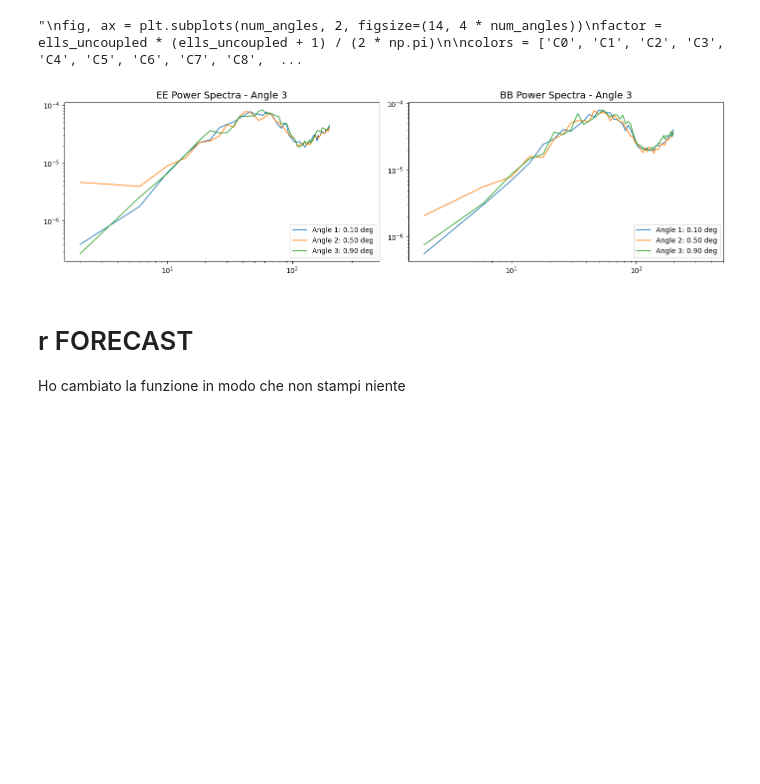
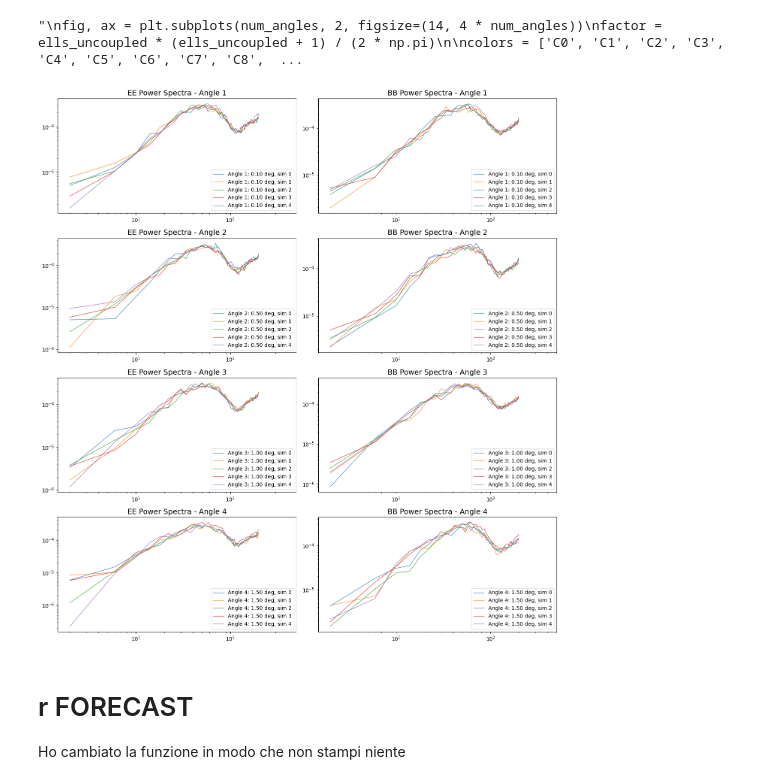
Before and after one commit to racheleguidettii/MastersThesis, a Jupyter notebook: PySMmaps/Patch_Angle.ipynb, the cells around one changed output. Drawn from its saved outputs; the diff is of its cells as text; code cells hidden in the pictures; blank space fills up the shorter version.

```diff
--- a/PySMmaps/Patch_Angle.ipynb
+++ b/PySMmaps/Patch_Angle.ipynb
@@ -271,11 +272,9 @@ def polangle_map(Q_map, U_map, pol_angle_given, gauss_center, std_deviation):
     sign = np.random.choice([-1, 1], size=Q_map.shape)
 
     pol_angle = pol_angle_given + sign * error
-    #print(np.min(error), np.max(error))
-    #print('\n')
 
     Q_map_pert = Q_map * np.cos(2 * pol_angle) + U_map * np.sin(2 * pol_angle)
-    U_map_pert = U_map * np.cos(2 * pol_angle) + Q_map * np.sin(2 * pol_angle)
+    U_map_pert = U_map * np.cos(2 * pol_angle) - Q_map * np.sin(2 * pol_angle)
 
     return Q_map_pert, U_map_pert
 # %%
@@ -326,6 +315,6 @@ for freq in frequencies:
 # %%
 # plot - 1 frequenza (40) per un angolo (1°) per una simulazione (1°)
-Map_to_Plot = [maps_2d['mp_hp_Q40'], Q_map_perturbed_mean[40][0], maps_2d['mp_hp_U40'], U_map_perturbed_mean[40][0]]
+Map_to_Plot = [maps_2d['mp_hp_Q40'], Q_map_perturbed_all[40][0][0], maps_2d['mp_hp_U40'], U_map_perturbed_all[40][0][0]]
 title = ["Q original", "Q pol_angle+ap", "U original", "U pol_angle+ap"]
 c_factor_max = [np.max(Map_to_Plot[0]), np.max(Map_to_Plot[1]), np.max(Map_to_Plot[2]), np.max(Map_to_Plot[3])]
 c_factor_min = [np.min(Map_to_Plot[0]), np.min(Map_to_Plot[1]), np.min(Map_to_Plot[2]), np.min(Map_to_Plot[3])]
@@ -339,7 +328,7 @@ for i, (map_data, c_factor_iter_min, c_factor_iter_max) in enumerate(zip(Map_to_
 
 plt.tight_layout()
 plt.subplots_adjust(wspace=0.25, hspace=0.2, top=0.90)
-plt.suptitle(f'Q and U maps at {frequencies[0]} GHz, polarization angle ({(pol_angle_given[0]):.3f} deg)', fontsize=20)
+plt.suptitle(f'Q and U maps at {frequencies[0]} GHz, polarization angle ({(pol_angle_given[0]):.3f} deg), simulation 1', fontsize=20)
 #plt.savefig('/Users/guide/Documents/University/TESI/immagini/FullModelPerturbation.png')
 plt.show()
 # %% [output]
@@ -493,14 +484,14 @@ I_deconv = {}
 
 
 for i in range(num_angles):
-    #Q_deconv[i] = {}
-    #U_deconv[i] = {}
-    #I_deconv[i] = {}
+    Q_deconv[i] = {}
+    U_deconv[i] = {}
+    I_deconv[i] = {}
 
-    #for j in range(num_sim_per_angle):
+    for j in range(num_sim_per_angle):
 
-    Q_deconv[i] =  cmb_Q_2d[i]#deconvolve_map(cmb_Q_2d[i][j], beam_x[i], perf_beam[i]) #cmb_Q_2d[i][j]
-    U_deconv[i] =  cmb_U_2d[i]#deconvolve_map(cmb_U_2d[i][j], beam_x[i], perf_beam[i]) #cmb_U_2d[i][j]
+        Q_deconv[i][j] =  cmb_Q_2d[i][j]#deconvolve_map(cmb_Q_2d[i][j], beam_x[i], perf_beam[i]) #cmb_Q_2d[i][j]
+        U_deconv[i][j] =  cmb_U_2d[i][j]#deconvolve_map(cmb_U_2d[i][j], beam_x[i], perf_beam[i]) #cmb_U_2d[i][j]
 # %% [markdown]
 SONO UGUALI PERCHè NON HO DECONVOLUTO
 # %% [markdown]
@@ -602,39 +592,39 @@ plt.show()
 # %% [output]
 "\nfig, ax = plt.subplots(num_angles, 2, figsize=(14, 4 * num_angles))\nfactor = ells_uncoupled * (ells_uncoupled + 1) / (2 * np.pi)\n\ncolors = ['C0', 'C1', 'C2', 'C3', 'C4', 'C5', 'C6', 'C7', 'C8',  ...
 # %%
-fig, ax = plt.subplots(1, 2, figsize=(14, 4))
+fig, ax = plt.subplots(num_angle, 2, figsize=(14, 3 * num_sim_per_angle))
 factor = ells_uncoupled * (ells_uncoupled + 1) / (2 * np.pi)
 
 colors = ['C0', 'C1', 'C2', 'C3', 'C4', 'C5', 'C6', 'C7', 'C8', 'C9']
 
 for i in range(num_angles):
 
     # Plot EE power spectra
-    ax[0].set_title(f'EE Power Spectra - Angle {i+1}', fontsize=14)
+    ax[i, 0].set_title(f'EE Power Spectra - Angle {i+1}', fontsize=14)
 
-    #for j in range(num_sim_per_angle):
-    color = colors[i % len(colors)]
-    ax[0].plot(ells_uncoupled, EE_PS[i] * factor, color=color, linewidth=1.2, label=f'Angle {i+1}: {(pol_angle_given[i]):.2f} deg')
+    for j in range(num_sim_per_angle):
+        color = colors[i % len(colors)]
+        ax[i,0].plot(ells_uncoupled, EE_PS[i][j] * factor, color=colors[j], linewidth=0.8, label=f'Angle {i+1}: {(pol_angle_given[i]):.2f} deg, sim {j}')
 
-    ax[0].loglog()
-    ax[0].legend(fontsize=10,loc="lower right")
-    ax[0].set_xlim(1.5, 500)
+    ax[i, 0].loglog()
+    ax[i, 0].legend(fontsize=10,loc="lower right")
+    ax[i, 0].set_xlim(1.5, 500)
 
     # Plot BB power spectra
-    ax[1].set_title(f'BB Power Spectra - Angle {i+1}', fontsize=14)
-    #for j in range(num_sim_per_angle):
-    color = colors[i % len(colors)]
-    ax[1].plot(ells_uncoupled, BB_PS[i] * factor, color=color, linewidth=1.2, label=f'Angle {i+1}: {(pol_angle_given[i]):.2f} deg')
+    ax[i, 1].set_title(f'BB Power Spectra - Angle {i+1}', fontsize=14)
+    for j in range(num_sim_per_angle):
+        color = colors[i % len(colors)]
+        ax[i,1].plot(ells_uncoupled, BB_PS[i][j] * factor, color=colors[j], linewidth=0.8, label=f'Angle {i+1}: {(pol_angle_given[i]):.2f} deg, sim {j}')
 
-    ax[1].loglog()
-    ax[1].legend(fontsize=10, loc="lower right")
-    ax[1].set_xlim(1.5, 500)
+    ax[i, 1].loglog()
+    ax[i, 1].legend(fontsize=10, loc="lower right")
+    ax[i, 1].set_xlim(1.5, 500)
 
 plt.tight_layout()
 
 plt.show()
 # %% [output]
-[figure, old version]
+[figure, new version]
 # %% [markdown]
 # r FORECAST
 Ho cambiato la funzione in modo che non stampi niente
```
Also changed, not shown: parts of 21 cells of this notebook.
